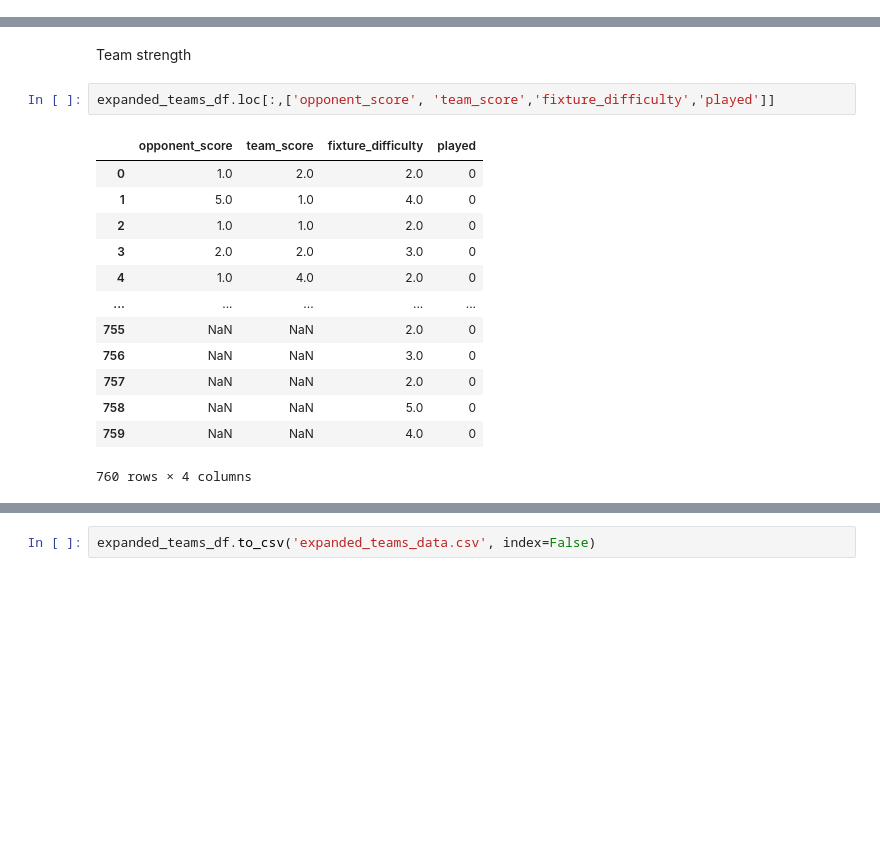
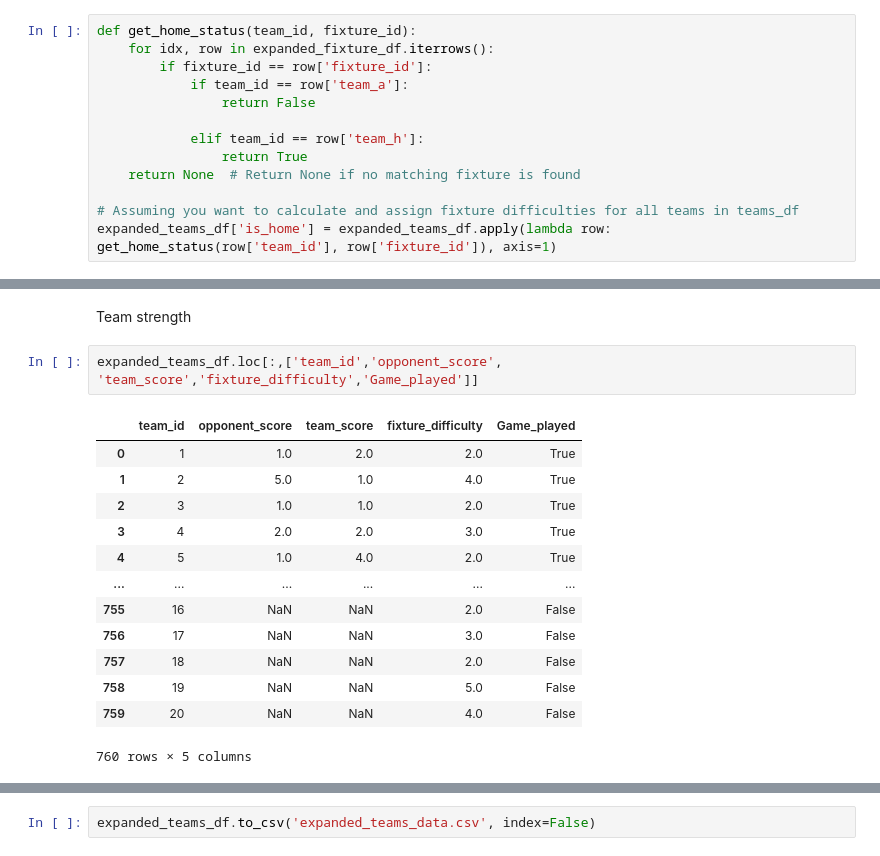
Before and after one commit to donald-okara/FPL_point_predictor, a Jupyter notebook: Teams .ipynb, the cells around one changed output, grey strips where cells are left out. Cells and saved outputs as stored; diff of their text form; blank space fills up the shorter version.

Commit message:
Team strength calculations in progress

```diff
--- a/Teams .ipynb
+++ b/Teams .ipynb
@@ -194,3 +183,16 @@ Name: Game_played, Length: 760, dtype: object
+# %%
+def get_home_status(team_id, fixture_id):
+    for idx, row in expanded_fixture_df.iterrows():
+        if fixture_id == row['fixture_id']:
+            if team_id == row['team_a']:
+                return False
+
+            elif team_id == row['team_h']:
+                return True
+    return None  # Return None if no matching fixture is found
+
+# Assuming you want to calculate and assign fixture difficulties for all teams in teams_df
+expanded_teams_df['is_home'] = expanded_teams_df.apply(lambda row: get_home_status(row['team_id'], row['fixture_id']), axis=1)
 # %% [markdown]
 ### ii. Feature Engineering
 # %%
@@ -226,18 +230,18 @@ print("Gameweek_Deadline:", Gameweek_Deadline)
 # %% [markdown]
 Team strength
 # %%
-expanded_teams_df.loc[:,['opponent_score', 'team_score','fixture_difficulty','played']]
+expanded_teams_df.loc[:,['team_id','opponent_score', 'team_score','fixture_difficulty','Game_played']]
 # %% [output]
-|  | opponent_score | team_score | fixture_difficulty | played |
-| 0 | 1.0 | 2.0 | 2.0 | 0 |
-| 1 | 5.0 | 1.0 | 4.0 | 0 |
-| 2 | 1.0 | 1.0 | 2.0 | 0 |
-| 3 | 2.0 | 2.0 | 3.0 | 0 |
-| 4 | 1.0 | 4.0 | 2.0 | 0 |
-| ... | ... | ... | ... | ... |
-| 755 | NaN | NaN | 2.0 | 0 |
-| 756 | NaN | NaN | 3.0 | 0 |
-| 757 | NaN | NaN | 2.0 | 0 |
-| 758 | NaN | NaN | 5.0 | 0 |
-| 759 | NaN | NaN | 4.0 | 0 |
+|  | team_id | opponent_score | team_score | fixture_difficulty | Game_played |
+| 0 | 1 | 1.0 | 2.0 | 2.0 | True |
+| 1 | 2 | 5.0 | 1.0 | 4.0 | True |
+| 2 | 3 | 1.0 | 1.0 | 2.0 | True |
+| 3 | 4 | 2.0 | 2.0 | 3.0 | True |
+| 4 | 5 | 1.0 | 4.0 | 2.0 | True |
+| ... | ... | ... | ... | ... | ... |
+| 755 | 16 | NaN | NaN | 2.0 | False |
+| 756 | 17 | NaN | NaN | 3.0 | False |
+| 757 | 18 | NaN | NaN | 2.0 | False |
+| 758 | 19 | NaN | NaN | 5.0 | False |
+| 759 | 20 | NaN | NaN | 4.0 | False |
-760 rows × 4 columns
+760 rows × 5 columns
```
Also changed, not shown: parts of 7 cells of this notebook, 1 other file.
